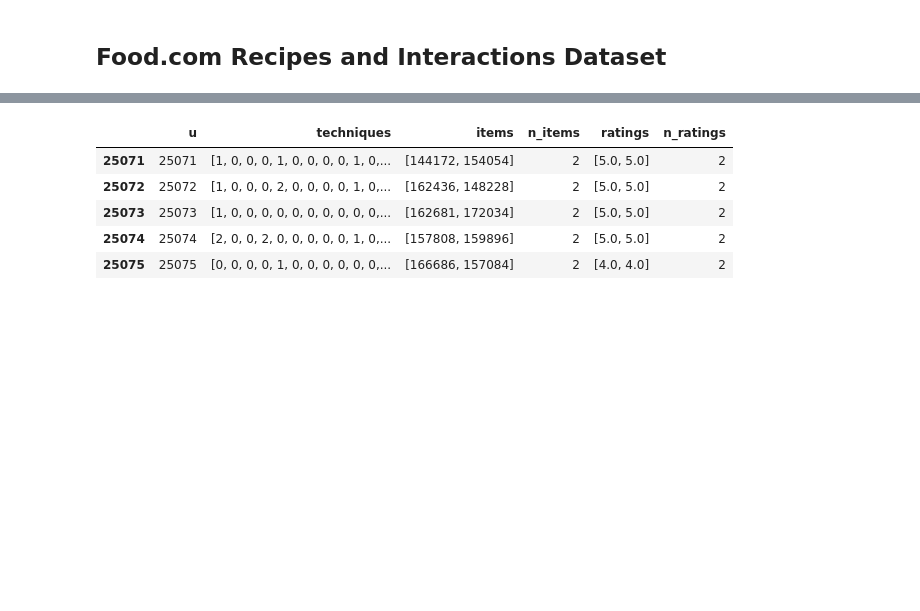
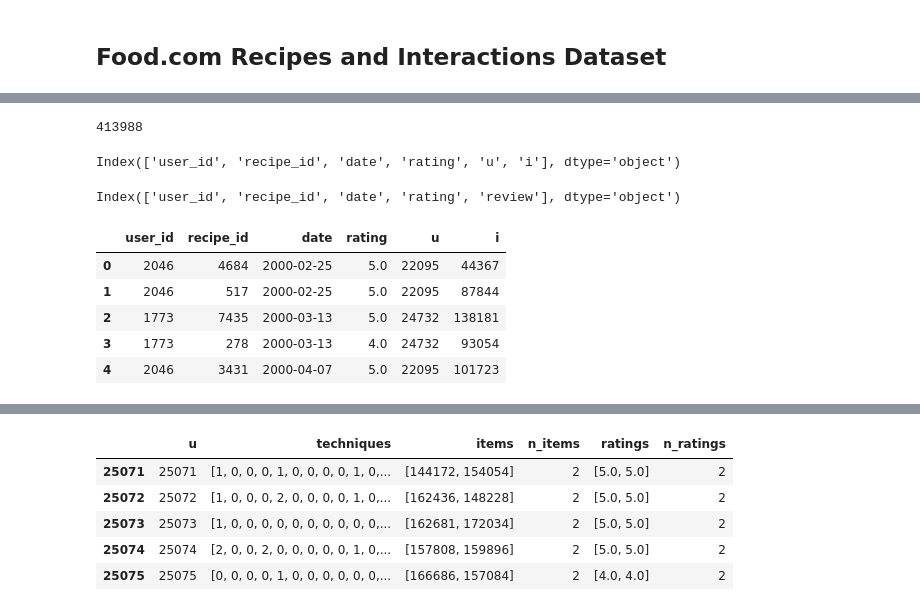
Before and after one commit to mike-flanagan/recipe-book, a Jupyter notebook: Kaggle_Dataset_EDA.ipynb, the cells around one changed output, grey strips where cells are left out. Cells and saved outputs as stored; diff of their text form; code cells hidden in the pictures; blank space fills up the shorter version.

```diff
--- a/Kaggle_Dataset_EDA.ipynb
+++ b/Kaggle_Dataset_EDA.ipynb
@@ -27,0 +126,21 @@ usr_df = pd.read_csv('data/PP_users.csv')
+# %%
+len(raw_int_df)-(int_test_df+len(int_train_df)+len(int_val_df)) # Difference between raw int. set and combined int. train/val/test sets
+# %% [output]
+413988
+# %%
+int_test_df.columns
+# %% [output]
+Index(['user_id', 'recipe_id', 'date', 'rating', 'u', 'i'], dtype='object')
+# %%
+raw_int_df.columns
+# %% [output]
+Index(['user_id', 'recipe_id', 'date', 'rating', 'review'], dtype='object')
+# %%
+int_train_df.head()
+# %% [output]
+|  | user_id | recipe_id | date | rating | u | i |
+| 0 | 2046 | 4684 | 2000-02-25 | 5.0 | 22095 | 44367 |
+| 1 | 2046 | 517 | 2000-02-25 | 5.0 | 22095 | 87844 |
+| 2 | 1773 | 7435 | 2000-03-13 | 5.0 | 24732 | 138181 |
+| 3 | 1773 | 278 | 2000-03-13 | 4.0 | 24732 | 93054 |
+| 4 | 2046 | 3431 | 2000-04-07 | 5.0 | 22095 | 101723 |
```
Also changed, not shown: parts of 33 cells of this notebook.
